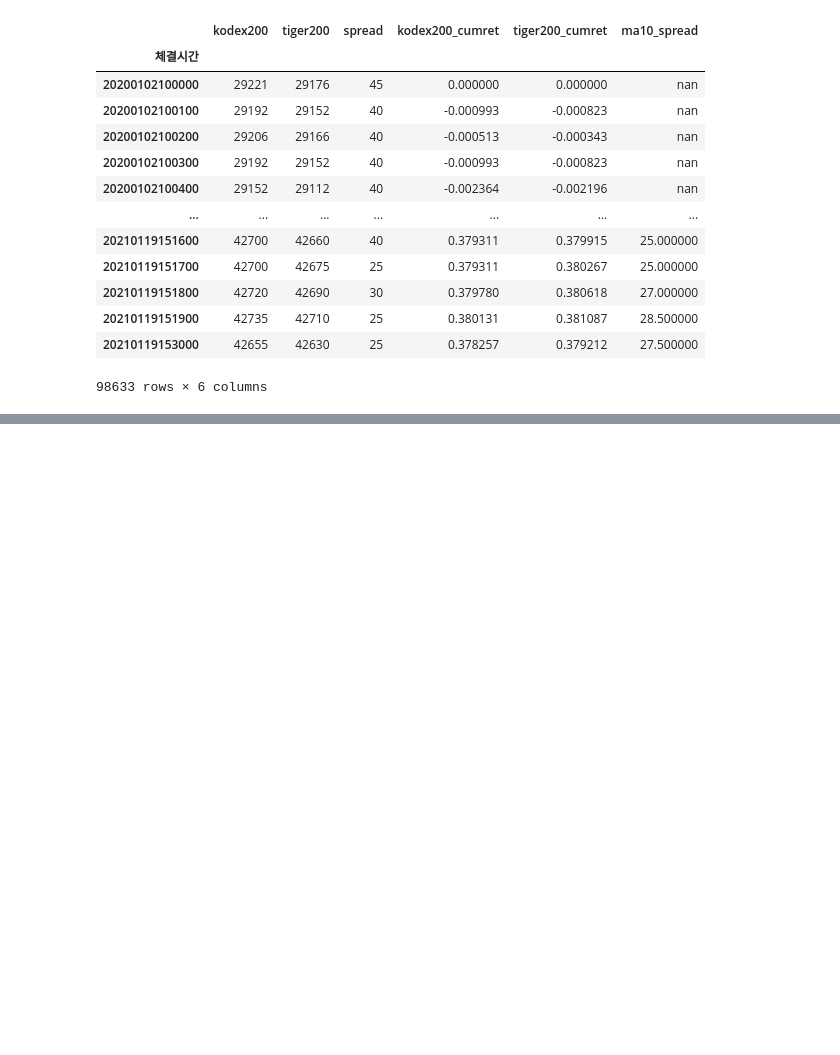
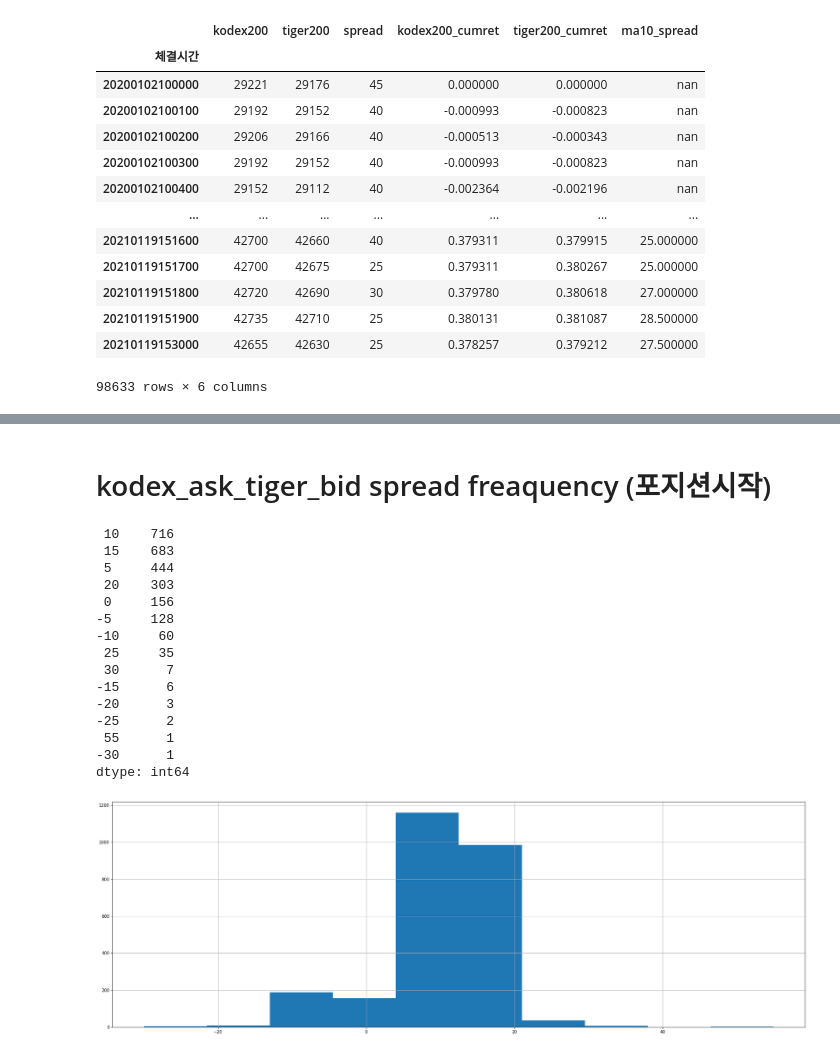
Before and after one commit to hyungchanchoi/AlgorithmTrading_pykiwoom, a Jupyter notebook: analysis/kodex200_tiger200_analy.ipynb, the cells around one changed output, grey strips where cells are left out. Drawn from its saved outputs; the diff is of its cells as text; code cells hidden in the pictures; blank space fills up the shorter version.

```diff
--- a/analysis/kodex200_tiger200_analy.ipynb
+++ b/analysis/kodex200_tiger200_analy.ipynb
@@ -145,0 +191,24 @@ mode[-10:].mean()
+# %% [markdown]
+# kodex_ask_tiger_bid spread freaquency (포지션시작)
+# %%
+kodex_ask_tiger_bid = kodex_ask - tiger_bid
+kodex_ask_tiger_bid.hist()
+freq = kodex_ask_tiger_bid.value_counts()
+print(freq)
+# %% [output]
+ 10    716
+ 15    683
+ 5     444
+ 20    303
+ 0     156
+-5     128
+-10     60
+ 25     35
+ 30      7
+-15      6
+-20      3
+-25      2
+ 55      1
+-30      1
+dtype: int64
+[figure, added]
```
Also changed, not shown: parts of 16 cells of this notebook.
